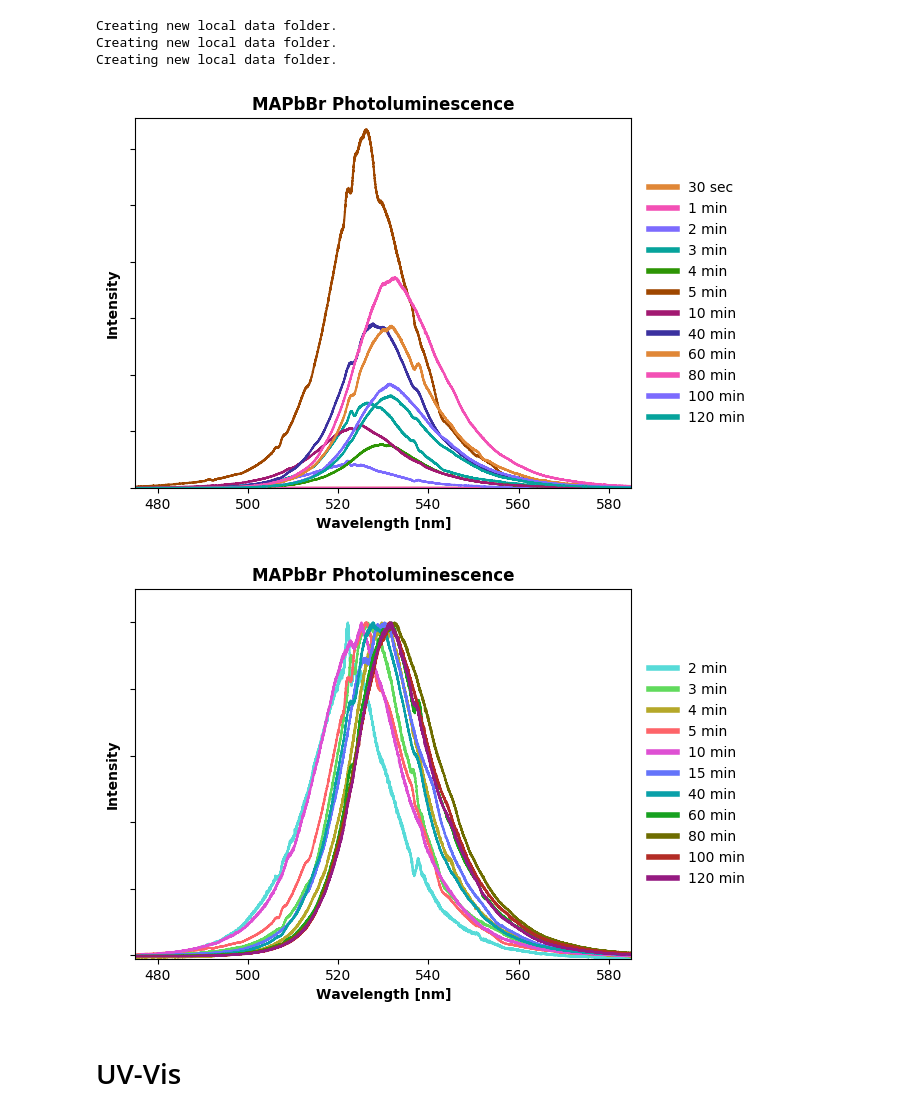
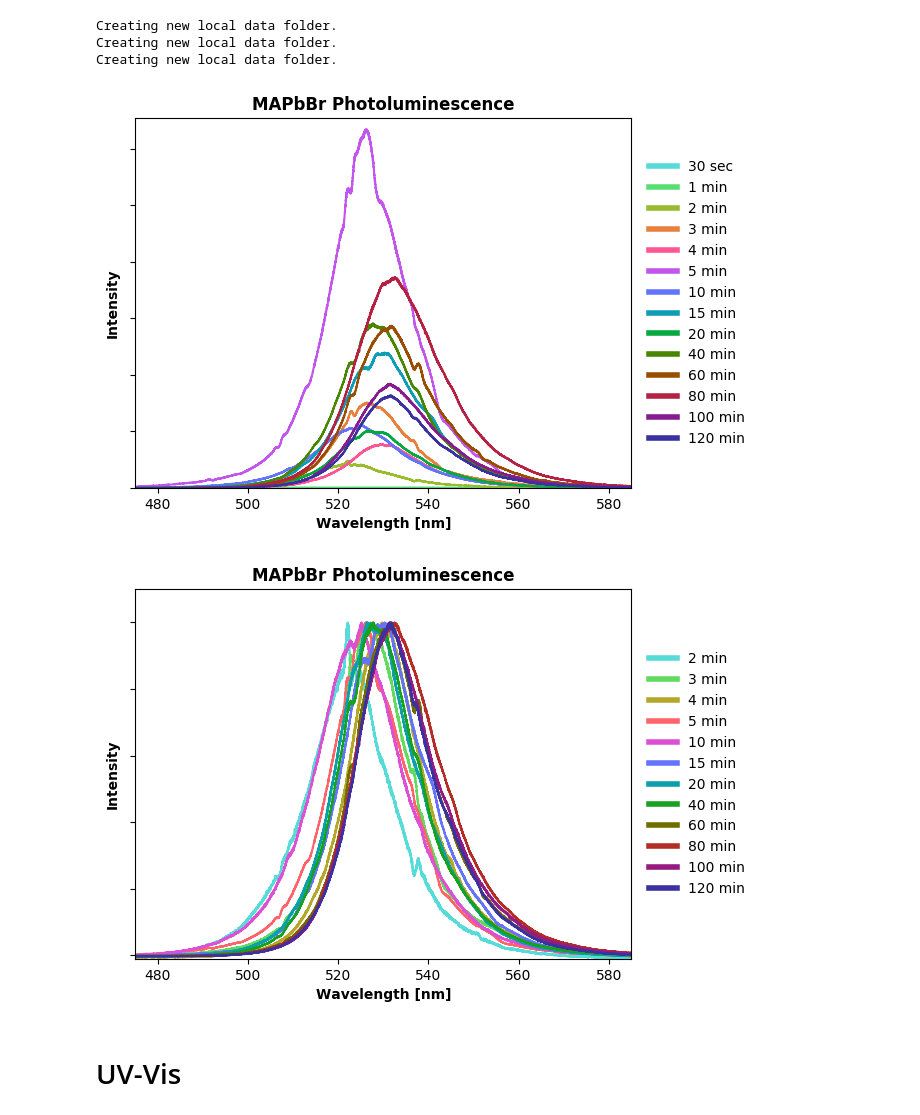
Before and after one commit to tomasbar/sciencetools_py, a Jupyter notebook: MAPbBr FF.ipynb, the cells around one changed output. Saved outputs shown, nothing was run; the diff lists cells and outputs as text; code cells hidden in the pictures.

```diff
--- a/MAPbBr FF.ipynb
+++ b/MAPbBr FF.ipynb
@@ -212,6 +210,7 @@ master_cypher = (
     "4min",
     "5min",
     "10min",
+    "15min",
     "20min",
     "40min",
     "60min",
@@ -225,7 +224,7 @@ raw_analysis = []
 for sample_ID in master_cypher:
     for run_ID in samples_dir.keys():
         if sample_ID in pl_data[run_ID].keys():
-#             raw_analysis.append(analysis.FWHM(flag, sample_ID, pl_data[run_ID][sample_ID]))
+            raw_analysis.append(analysis.FWHM(flag, sample_ID, pl_data[run_ID][sample_ID]))
 
             if "min" in sample_ID:
                 lbl = sample_ID.replace("min", " min")
@@ -236,34 +235,34 @@ for sample_ID in master_cypher:
                 lbl = lbl.replace("C", "°C")
 
             plt.figure(1)
             plt.plot(pl_data[run_ID][sample_ID]["wavelength"], pl_data[run_ID][sample_ID]["counts"],
 #                      abs(max(pl_data[run_ID][sample_ID]["counts"])),
                      label=lbl)
         else:
             pass
 
 max_values = pd.DataFrame(data=raw_analysis,columns=['Sample', 'Max_Wavelength', 'Max_Value', 'FWHM'])
 
 plt.style.use('default')
 sns.set_palette(sns.cubehelix_palette(14, rot=4, hue=2, light=0.7, dark=0.25))
 
 plt.xlabel("Wavelength [nm]", weight="semibold")
 plt.ylabel("Intensity", weight="semibold")
 
 fig_ax.set_yticklabels([])
 
 # plt.xlim(min(pl_data["etb066"]["15min 50C"]["wavelength"]), max(pl_data["etb066"]["15min 50C"]["wavelength"]))
 plt.xlim(475,585)
 
 plt.ylim(-0.01, max(pl_data["etb049"]["5min"]["counts"])+2000)
 
 plt.title("MAPbBr Photoluminescence",weight="semibold")
 
 leg = plt.legend(loc='center left', bbox_to_anchor=(1.01, 0,.3,1),mode='expand', frameon=False)
 for i in leg.legendHandles:
     i.set_linewidth(4)
 # %% [output]
-[figure, old version]
+[figure, new version]
 # %%
 fig3.savefig("plots/final/PL/MAPbBr_all.png", dpi=200, format='png', bbox_inches='tight')
 # %%
@@ -334,7 +333,7 @@ leg = plt.legend(loc='center left', bbox_to_anchor=(1.01, 0,.3,1),mode='expand',
 for i in leg.legendHandles:
     i.set_linewidth(4)
 # %% [output]
-[figure, old version]
+[figure, new version]
 # %%
 fig6.savefig("plots/final/PL/MAPbBr_norm_cleaned.png", dpi=200, format='png', bbox_inches='tight')
 # %% [markdown]
```
Also changed, not shown: parts of 1 cell of this notebook, 10 other files.
